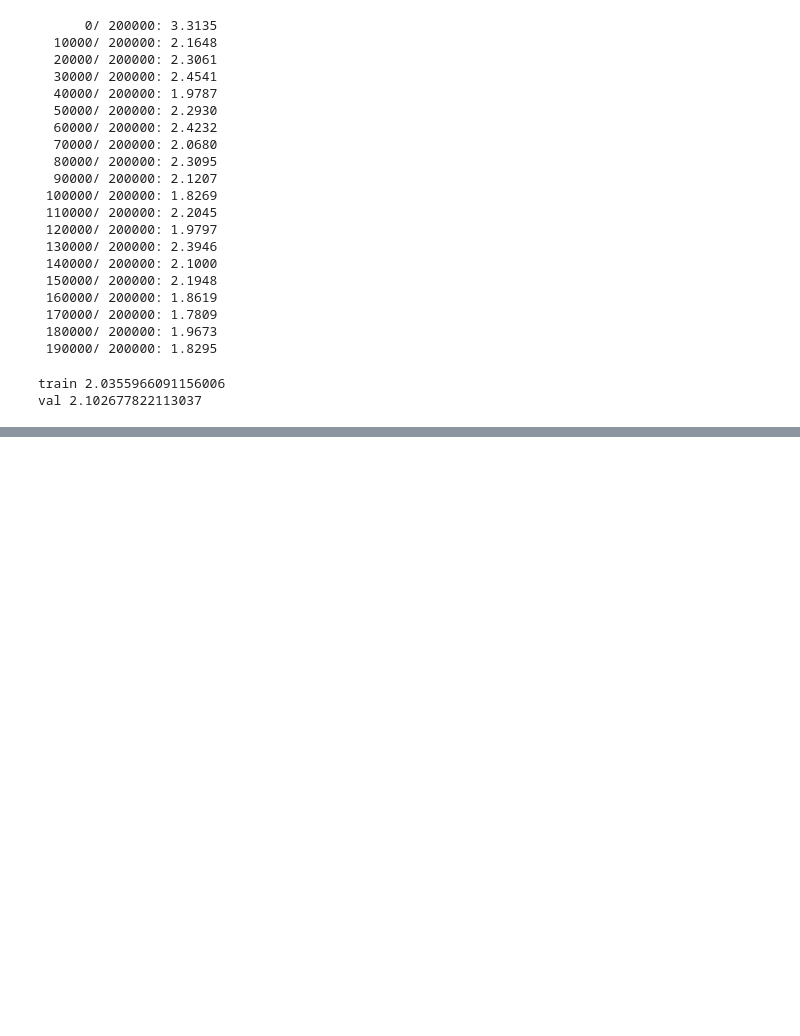
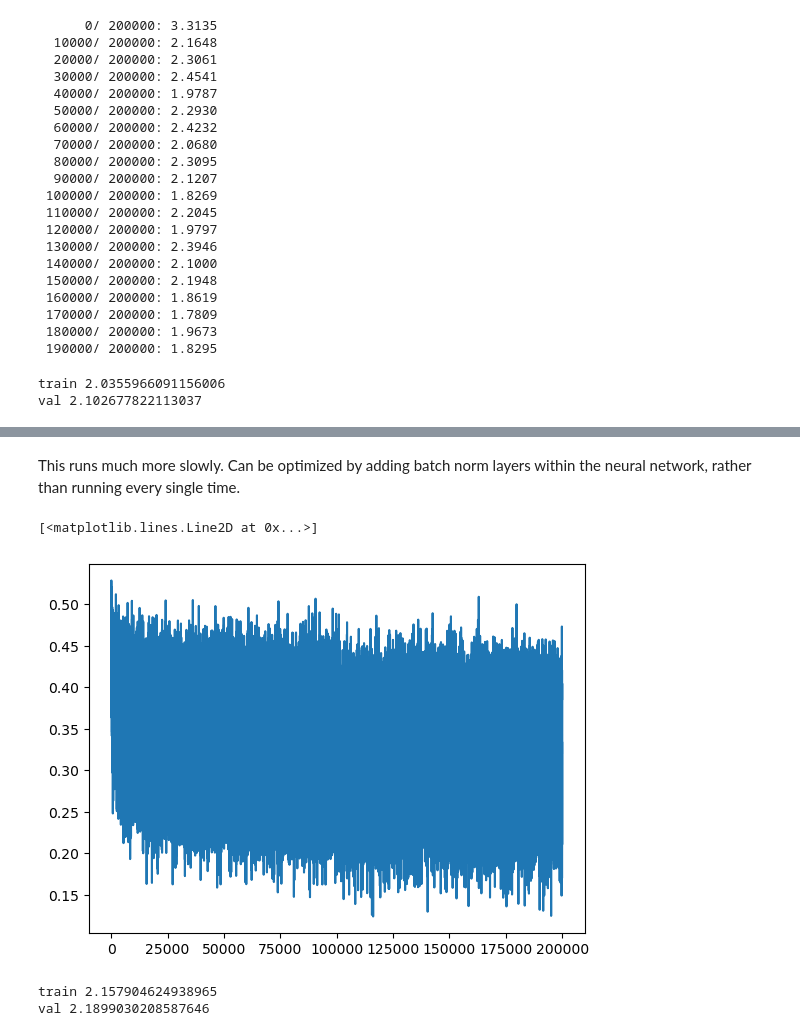
Before and after one commit to phively/nn-zero-to-hero, a Jupyter notebook: 04 Building makemore 3 - BatchNorm.ipynb, the cells around one changed output, grey strips where cells are left out. Drawn from its saved outputs; the diff is of its cells as text; code cells hidden in the pictures; blank space fills up the shorter version.

Commit message:
Lecture 4: BatchNorm

```diff
--- a/04 Building makemore 3 - BatchNorm.ipynb
+++ b/04 Building makemore 3 - BatchNorm.ipynb
@@ -706,0 +832,2 @@ Best validation loss yet. Note that even the first model wasn't terrible, but ba
+# %%
+hpreact = embcat @ W1 + b1
@@ -706,0 +928,31 @@ Best validation loss yet. Note that even the first model wasn't terrible, but ba
+# %% [markdown]
+This runs much more slowly. Can be optimized by adding batch norm layers within the neural network, rather than running every single time.
+# %%
+plt.plot(lossi)
+# %% [output]
+[<matplotlib.lines.Line2D at 0x...>]
+[figure, added]
+# %%
+@torch.no_grad() # this decorator disables gradient tracking
+# no_grad Basically tells Torch the backward pass won't be performed so it doesn't need to keep track of the network graph
+def split_loss(split):
+  x,y = {
+    'train': (Xtr, Ytr),
+    'val': (Xdev, Ydev),
+    'test': (Xte, Yte),
+  }[split]
+  emb = C[x] # (N, block_size, n_embd)
+  embcat = emb.view(emb.shape[0], -1) # concat into (N, block_size * n_embd)
+  # New code with preactivation terms
+  hpreact = embcat @ W1 + b1
+  hpreact = bngain * (hpreact - hpreact.mean(0, keepdim=True)) / hpreact.std(0, keepdim=True)
+  h = torch.tanh(hpreact) # (N, n_hidden)
+  logits = h @ W2 + b2 # (N, vocab_size)
+  loss = F.cross_entropy(logits, y)
+  print(split, loss.item())
+
+split_loss('train')
+split_loss('val')
+# %% [output]
+train 2.157904624938965
+val 2.1899030208587646
```
Also changed, not shown: parts of 21 cells of this notebook.
